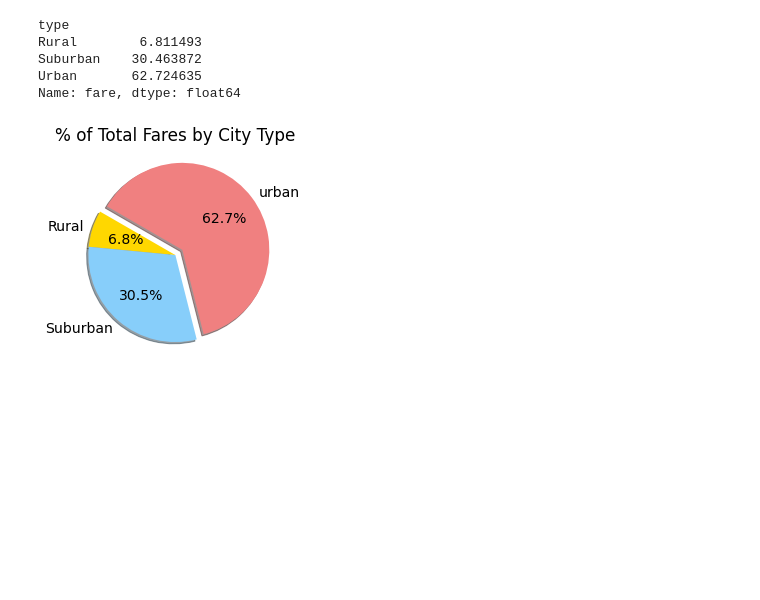
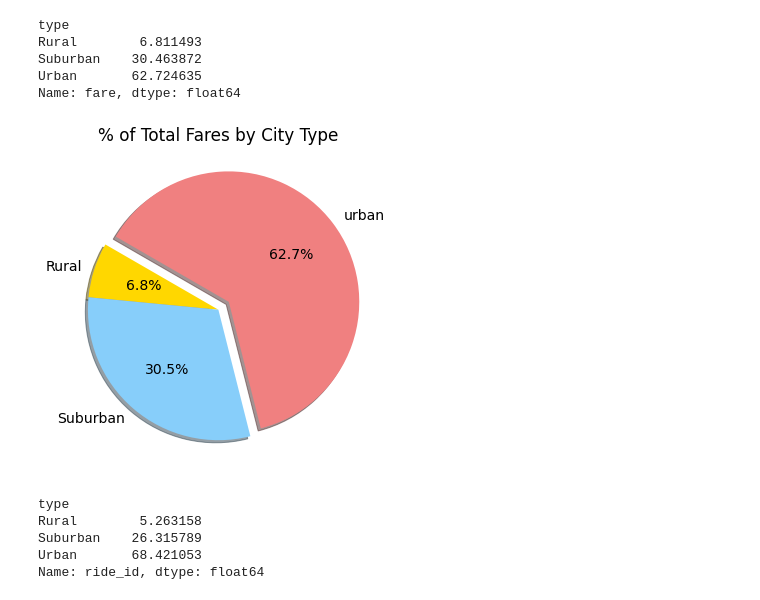
Before and after one commit to purvisjd/PyBer_Analysis, a Jupyter notebook: PyBer.ipynb, the cells around one changed output. Cells and saved outputs as stored; diff of their text form; code cells hidden in the pictures; blank space fills up the shorter version.

```diff
--- a/PyBer.ipynb
+++ b/PyBer.ipynb
@@ -823,23 +823,34 @@ Name: fare, dtype: float64
 # %%
 #import mpl to change the plot configurations using rcParams
 import matplotlib as mpl
 
 #build the percentage of fares by city type pie chart
+plt.subplots(figsize=(10, 6))
 plt.pie(type_percents,
         labels=["Rural", "Suburban", "urban"],
         colors=["gold", "lightskyblue", "lightcoral"],
         explode=[0, 0, 0.1],
         autopct="%1.1f%%",
         shadow=True, startangle=150)
 plt.title("% of Total Fares by City Type")
 
 #change the default font size from 10 to 14
 mpl.rcParams["font.size"] = 14
 
 #save figure
 plt.savefig("C:\\Users\\purvi\\OneDrive\\Desktop\\Bootcamp Projects\\PyBer_Analysis\\Analysis\\Fig5.png")
 
 #show
 plt.show()
 # %% [output]
-[figure, old version]
+[figure, new version]
+# %%
+#calculate the percentages of rides for each city type
+ride_percents = pyber_data_df.groupby(["type"]).count()["ride_id"]/pyber_data_df["ride_id"].count() * 100
+ride_percents
+# %% [output]
+type
+Rural        5.263158
+Suburban    26.315789
+Urban       68.421053
+Name: ride_id, dtype: float64
```
Also changed, not shown: parts of 1 cell of this notebook.
